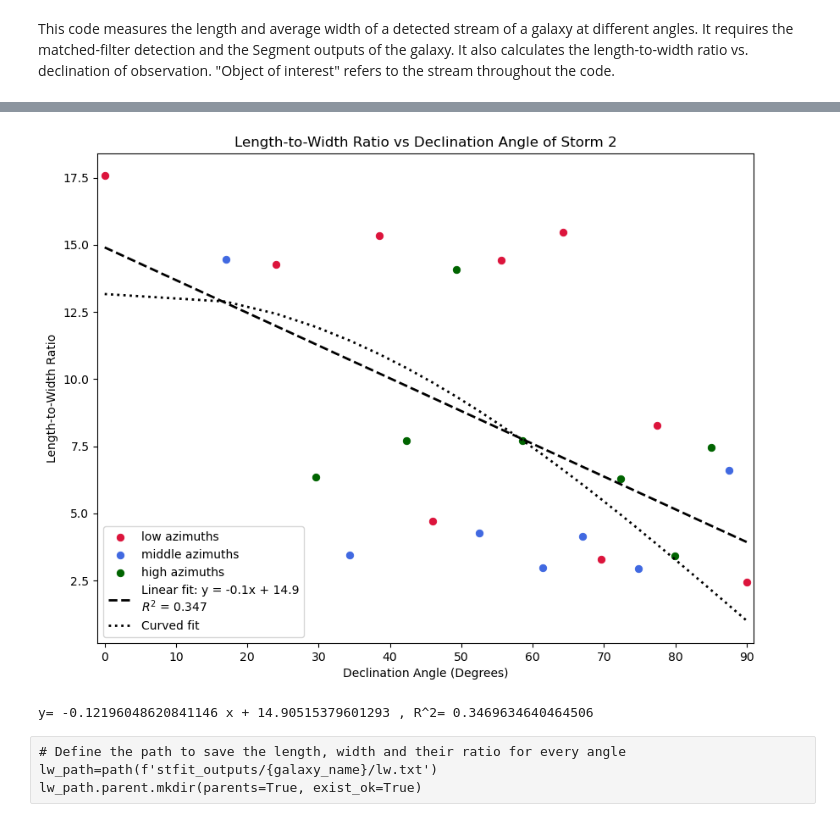
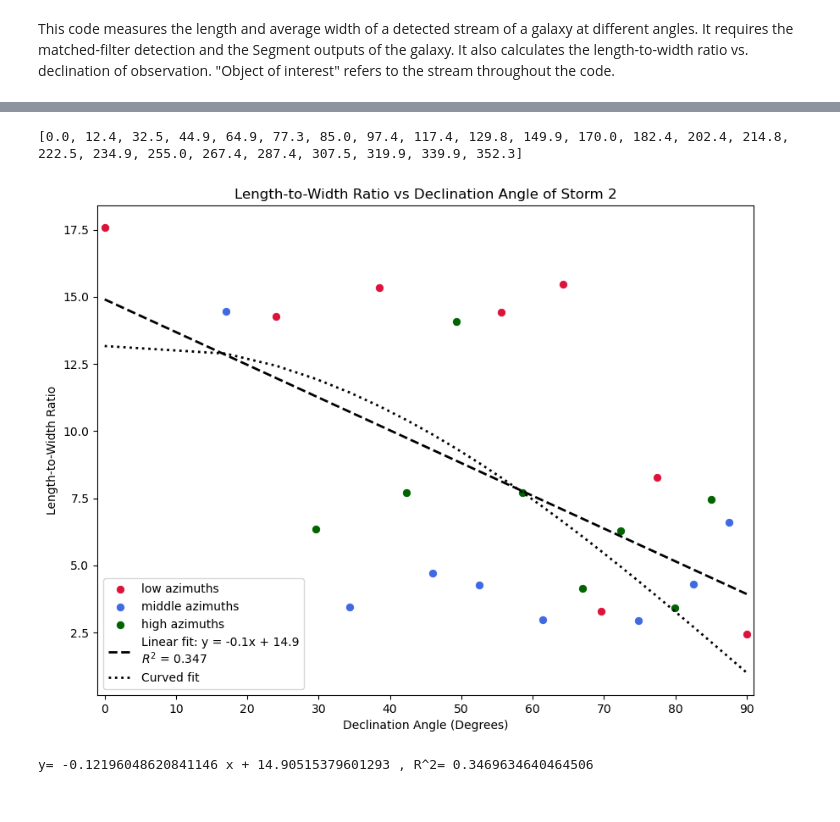
Before and after one commit to dimitra-giantsidi/galaxy-merging-angles, a Jupyter notebook: stream_analysis/stream_fitting.ipynb, the cells around one changed output, grey strips where cells are left out. Saved outputs shown, nothing was run; the diff lists cells and outputs as text; code cells hidden in the pictures.

```diff
--- a/stream_analysis/stream_fitting.ipynb
+++ b/stream_analysis/stream_fitting.ipynb
@@ -820,15 +817,17 @@ y = ratio_array
 
 # hardcoded color-coding of three azimuthal bins
 azimuths = [0.0, 222.5, 85.0, 307.5, 170.0, 32.5, 255.0, 117.4, 339.9, 202.4, 64.9, 287.4, 149.9, 12.4, 234.9, 97.4, 319.9, 182.4, 44.9, 267.4, 129.8, 352.3, 214.8, 77.3]
+sorted_azimuths = sorted(azimuths)
+print(sorted_azimuths)
 
-low_azimuth_declinations = [x[0], x[2], x[5], x[7], x[10], x[13], x[15], x[18], x[23]]
-low_y = [y[0], y[2], y[5], y[7], y[10], y[13], y[15], y[18], y[23]]
+low_azimuth_declinations = [x[0], x[2], x[5], x[10], x[13], x[15], x[18], x[23]]
+low_y = [y[0], y[2], y[5], y[10], y[13], y[15], y[18], y[23]]
 
-mid_azimuth_declinations = [x[1], x[4], x[9], x[12], x[14], x[17], x[22]]
-mid_y = [y[1], y[4], y[9], y[12], y[14], y[17], y[22]]
+mid_azimuth_declinations = [x[1], x[4], x[7], x[9], x[12], x[17], x[20], x[22]]
+mid_y = [y[1], y[4], y[7], y[9], y[12], y[17], y[20], y[22]]
 
-high_azimuth_declinations = [x[3], x[6], x[8], x[11], x[16], x[19], x[21]]
-high_y = [y[3], y[6], y[8], y[11], y[16], y[19], y[21]]
+high_azimuth_declinations = [x[3], x[6], x[8], x[11], x[14], x[16], x[19], x[21]]
+high_y = [y[3], y[6], y[8], y[11], y[14], y[16], y[19], y[21]]
 
 p0 = np.array([22,1])
 popt, pcov = curve_fit(func_fit, x, y, p0)
@@ -840,36 +839,33 @@ y_pred = m * x + b
 r_matrix = np.corrcoef(x, y)
 r_value = r_matrix[0, 1]
 r_squared = r_value ** 2
 
 fig, ax = plt.subplots(figsize=(10, 7.5))
 
 ax.scatter(low_azimuth_declinations, low_y, color='crimson', linewidth=0.7, label='low azimuths')
 ax.scatter(mid_azimuth_declinations, mid_y, color='royalblue', linewidth=0.7, label='middle azimuths')
 ax.scatter(high_azimuth_declinations, high_y, color='darkgreen', linewidth=0.7, label='high azimuths')
 ax.plot(x, y_pred, color='black', linestyle='--', linewidth=2, \
         label=f'Linear fit: y = {m:.1f}x + {b:.1f}\n$R^2$ = {r_squared:.3f}')
 ax.plot(x, our_plot, color='black', linestyle=':', linewidth=2, \
         label=f'Curved fit')
 ax.set_xlim(left=-1, right=91)
 
 ax.set_xticks([0, 10, 20, 30, 40, 50, 60, 70, 80, 90])
 
 ax.set_xlabel("Declination Angle (Degrees)")
 ax.set_ylabel("Length-to-Width Ratio")
 ax.set_title("Length-to-Width Ratio vs Declination Angle of Storm 2")
 
 ax.legend()
 
 ratio_v_angle_path=path(f'stfit_outputs/{galaxy_name}')
 ratio_v_angle_path.parent.mkdir(parents=True, exist_ok=True)
 
 plt.savefig(f'{ratio_v_angle_path}/lw_vs_dec.png', dpi=300, bbox_inches='tight', transparent=True)
 plt.show()
 print('y=', m, 'x +', b, ', R^2=', r_squared)
 # %% [output]
+[0.0, 12.4, 32.5, 44.9, 64.9, 77.3, 85.0, 97.4, 117.4, 129.8, 149.9, 170.0, 182.4, 202.4, 214.8, 222.5, 234.9, 255.0, 267.4, 287.4, 307.5, 319.9, 339.9, 352.3]
-[figure, old version]
+[figure, new version]
-y= -0.12196048620841146 x + 14.90515379601293 , R^2= 0.3469634640464506
+y= -0.12196048620841146 x + 14.90515379601293 , R^2= 0.3469634640464506
-# %% [raw]
-# Define the path to save the length, width and their ratio for every angle
-lw_path=path(f'stfit_outputs/{galaxy_name}/lw.txt')
-lw_path.parent.mkdir(parents=True, exist_ok=True)
```
Also changed, not shown: parts of 2 cells of this notebook, 3 other files.
